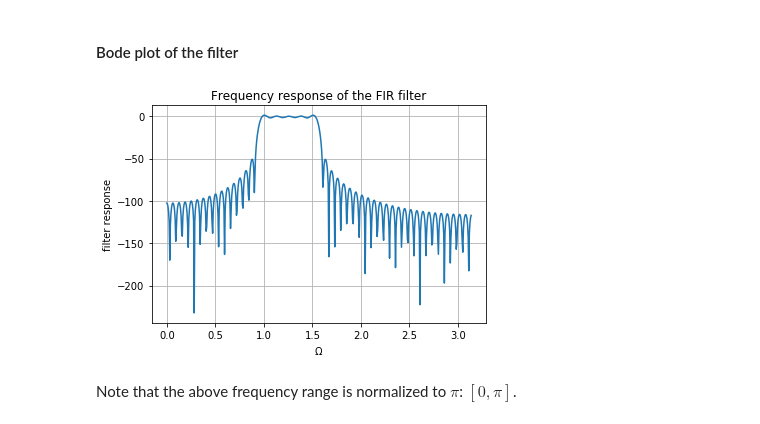
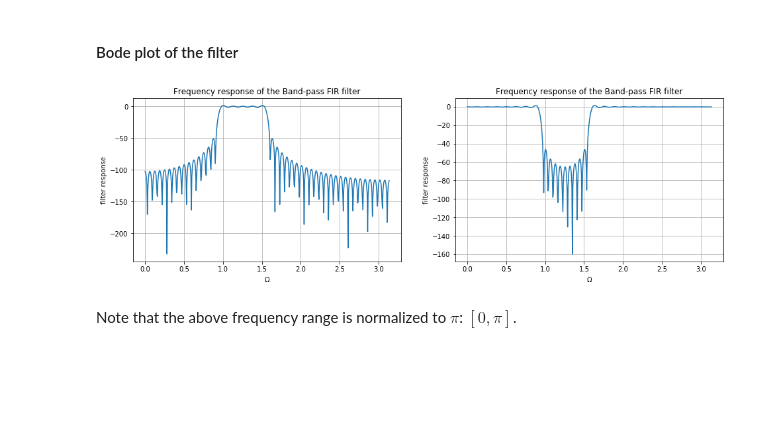
Before and after one commit to jupyterphysics/SystemsSignalsModels, a Jupyter notebook: H25p5_FIRFilterDesign.ipynb, the cells around one changed output. Saved outputs shown, nothing was run; the diff lists cells and outputs as text; code cells hidden in the pictures; blank space fills up the shorter version.

```diff
--- a/H25p5_FIRFilterDesign.ipynb
+++ b/H25p5_FIRFilterDesign.ipynb
@@ -53,4 +53,4 @@ The filter to be designed is a FIR filter using the window method.
 Calculate the filter coefficients.
 Modify the definitions below to change to a high-pass filter (or band-pass filter in case you defined an array of two cut-off frequencies).
 # %%
-a = sig.firwin(ntap,cutoff,window='boxcar',pass_zero = False)
+a1 = sig.firwin(ntap,cutoff,window='boxcar',pass_zero = False)
@@ -76,0 +57,2 @@ array([-3.60411471e-17,  1.19435183e-03, -6.07153809e-03, -8.53455856e-03,
+# %%
+a2 = sig.firwin(ntap,cutoff,window='boxcar',pass_zero = True)
@@ -96,12 +104,23 @@ w, v = sig.freqz(a)
+# %%
+w1, v1 = sig.freqz(a1)
+w2, v2 = sig.freqz(a2)
 # %%
-plt.plot(w,20*np.log(abs(v)))
+plt.figure(figsize=(16,10))
+plt.subplot(221)
+plt.plot(w1,20*np.log(abs(v1)))
 plt.xlabel(r'$\Omega$')
 plt.ylabel('filter response')
 plt.grid()
-plt.title('Frequency response of the FIR filter')
+plt.title('Frequency response of the Band-pass FIR filter')
+plt.subplot(222)
+plt.plot(w2,20*np.log(abs(v2)))
+plt.xlabel(r'$\Omega$')
+plt.ylabel('filter response')
+plt.grid()
+plt.title('Frequency response of the Band-pass FIR filter')
 plt.show()
 # %% [output]
-[figure, old version]
+[figure, new version]
 # %% [markdown]
 Note that the above frequency range is normalized to $\pi$: $[0,\pi]$.
 # %% [markdown]
```
Also changed, not shown: parts of 12 cells of this notebook, 5 other files.
